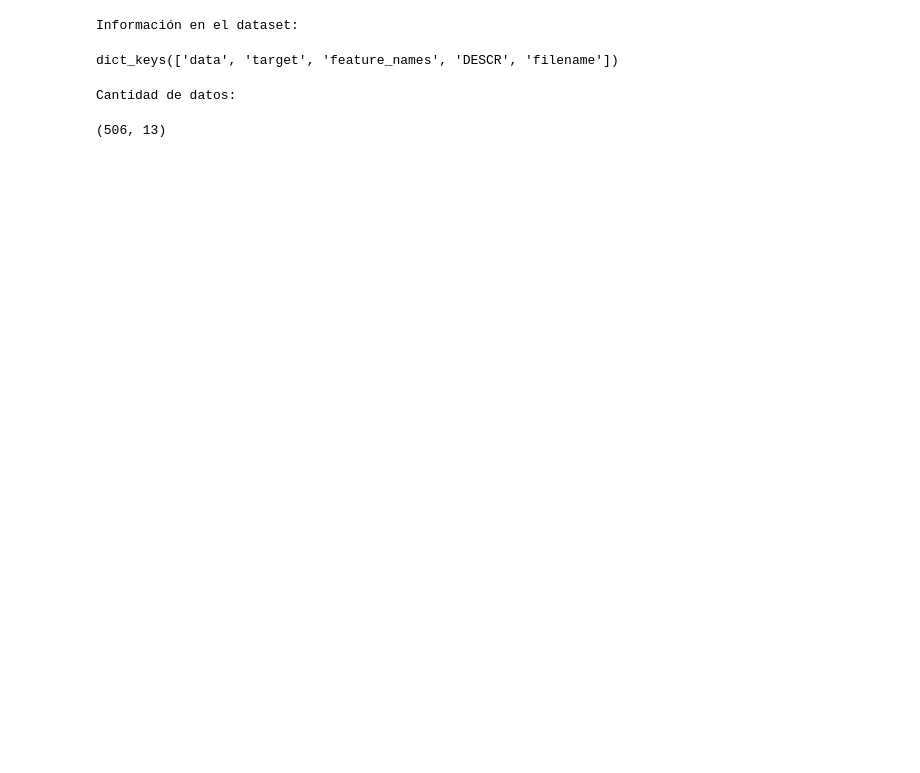
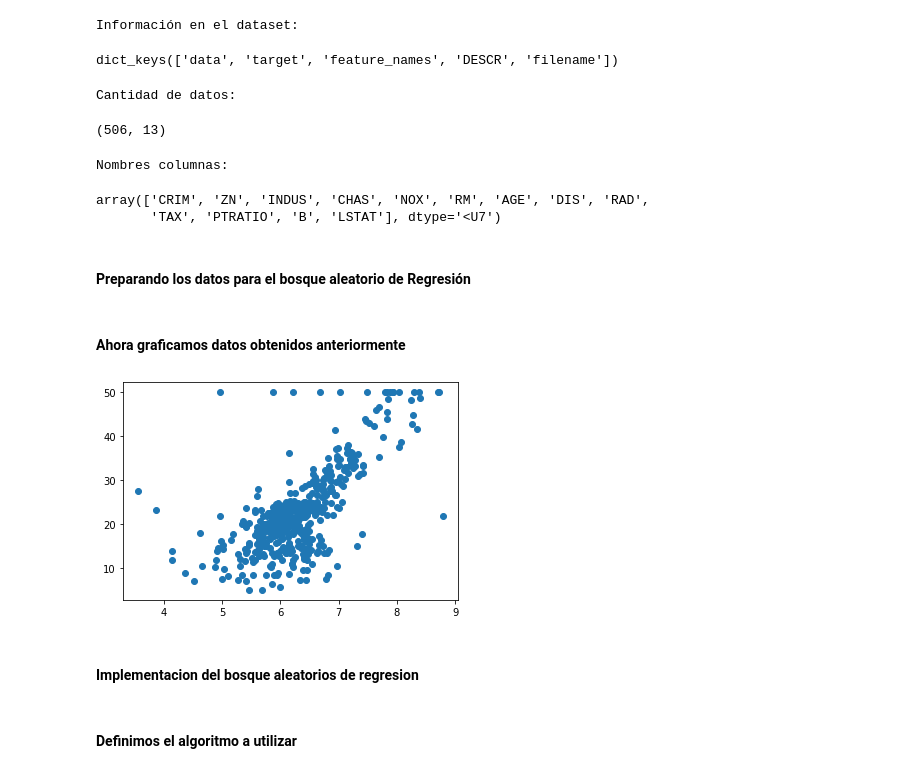
Before and after one commit to InteligenciaArtificialIIP/Arboles-y-Bosques-Aleatorios, a Jupyter notebook: Arboles y Bosques Aleatorios.ipynb, the cells around one changed output. Saved outputs shown, nothing was run; the diff lists cells and outputs as text; code cells hidden in the pictures; blank space fills up the shorter version.

Commit message:
Se definio el algortimo que se va a utilizar.
Signed-off-by: Mayra Guevara <maystef1@hotmail.com>

```diff
--- a/Arboles y Bosques Aleatorios.ipynb
+++ b/Arboles y Bosques Aleatorios.ipynb
@@ -402,3 +402,27 @@ boston.data.shape
 # %% [output]
 Cantidad de datos:
 (506, 13)
+# %%
+print('Nombres columnas:')
+boston.feature_names
+# %% [output]
+Nombres columnas:
+array(['CRIM', 'ZN', 'INDUS', 'CHAS', 'NOX', 'RM', 'AGE', 'DIS', 'RAD',
+       'TAX', 'PTRATIO', 'B', 'LSTAT'], dtype='<U7')
+# %% [markdown]
+#### Preparando los datos para el bosque aleatorio de Regresión
+# %%
+#Seleccionamos solamente la columna 6 del dataset
+X_bar = boston.data[:, np.newaxis, 5]
+# %%
+#Defino los datos correspondientes a las etiquetas
+y_bar = boston.target
+# %% [markdown]
+#### Ahora graficamos datos obtenidos anteriormente
+# %%
+plt.scatter(X_bar, y_bar)
+plt.show()
+# %% [output]
+[figure, added]
+# %% [markdown]
+#### Implementacion del bosque aleatorios de regresion
@@ -404,0 +436,2 @@ Cantidad de datos:
+# %% [markdown]
+#### Definimos el algoritmo a utilizar
```
Also changed, not shown: parts of 5 cells of this notebook.
